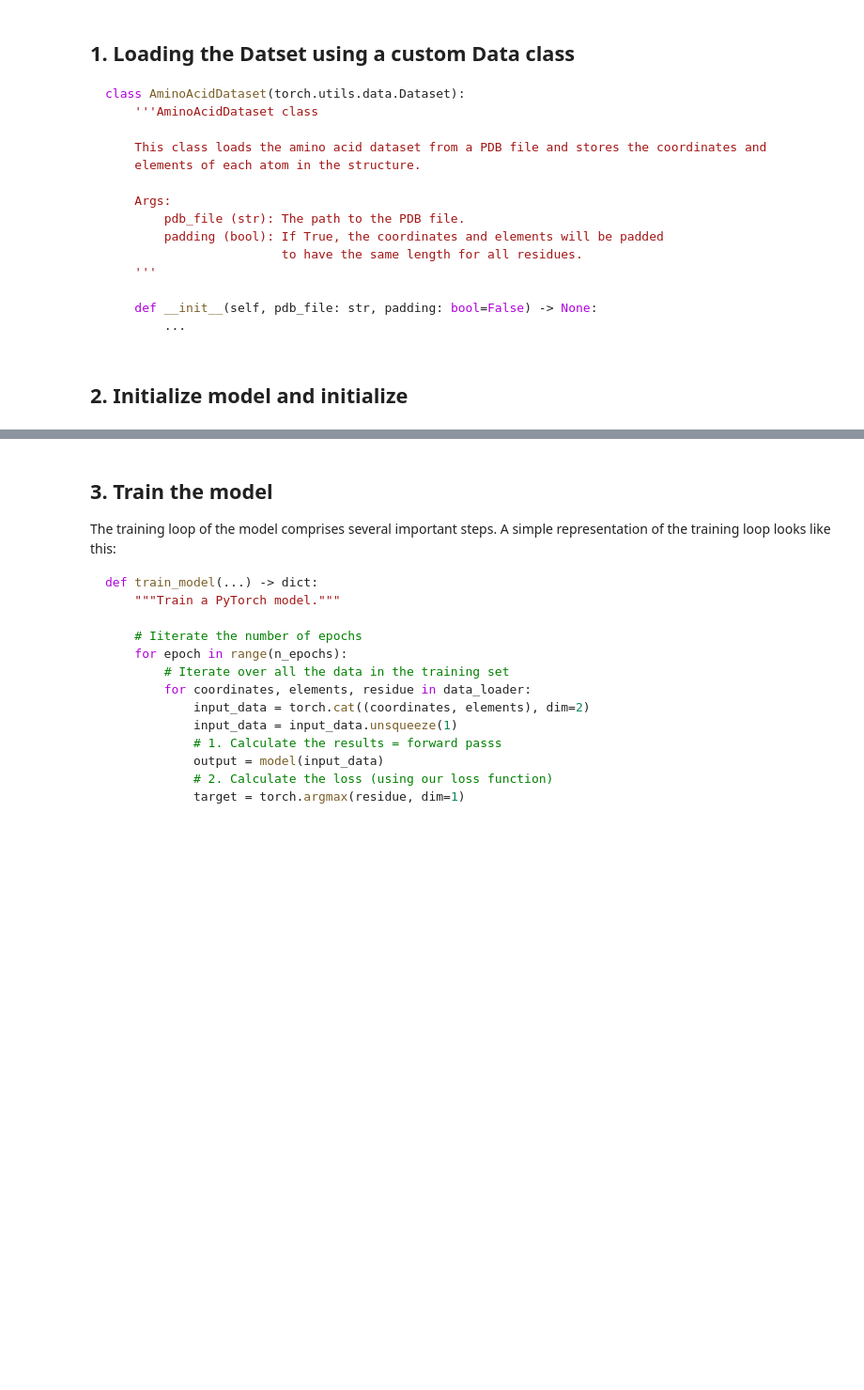
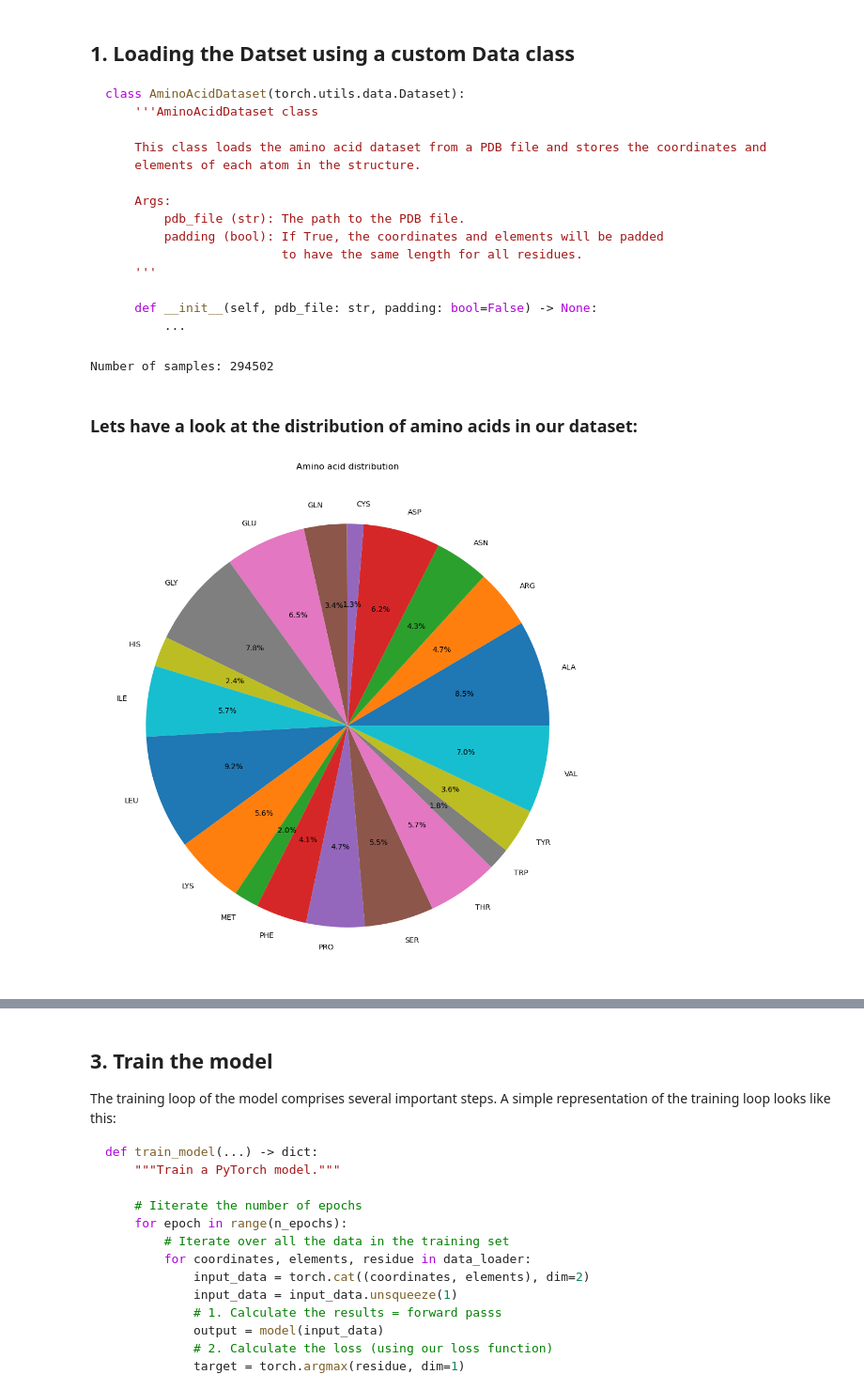
Before and after one commit to tobias-fritz/AminoAcidClassifier, a Jupyter notebook: 02_coord_and_element.ipynb, the cells around one changed output, grey strips where cells are left out. Shown at 94% size. Drawn from its saved outputs; the diff is of its cells as text; code cells hidden in the pictures; blank space fills up the shorter version.

```diff
--- a/02_coord_and_element.ipynb
+++ b/02_coord_and_element.ipynb
@@ -40,9 +39,13 @@ print(f"Number of samples: {len(dataset)}")
 train_size = int(0.8 * len(dataset))
 test_size = len(dataset) - train_size
 train_dataset, test_dataset = torch.utils.data.random_split(dataset, [train_size, test_size])
-
-# Create data loaders for training and testing
-train_dataloader = DataLoader(train_dataset, batch_size=100, shuffle=True)
-test_dataloader = DataLoader(test_dataset, batch_size=100, shuffle=True)
+# %% [output]
+Number of samples: 294502
-# %% [markdown]
-## 2. Initialize model and initialize
+# %% [markdown]
+### Lets have a look at the distribution of amino acids in our dataset:
+# %%
+figure = plot_aa_distributions(dataset)
+plt.tight_layout()
+plt.show()
+# %% [output]
+[figure, added]
```
Also changed, not shown: parts of 5 cells of this notebook, 6 other files.
